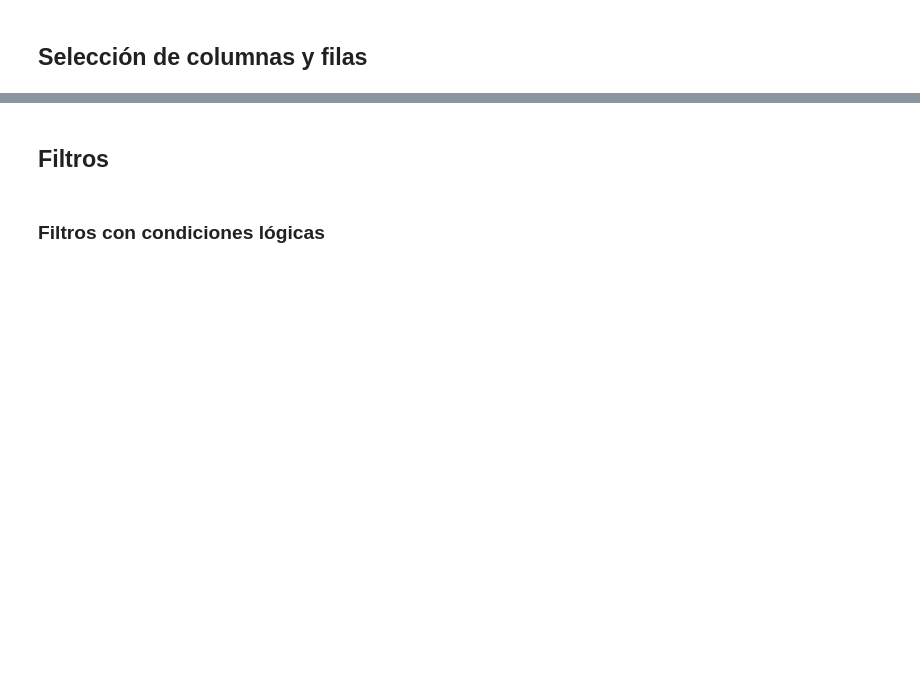
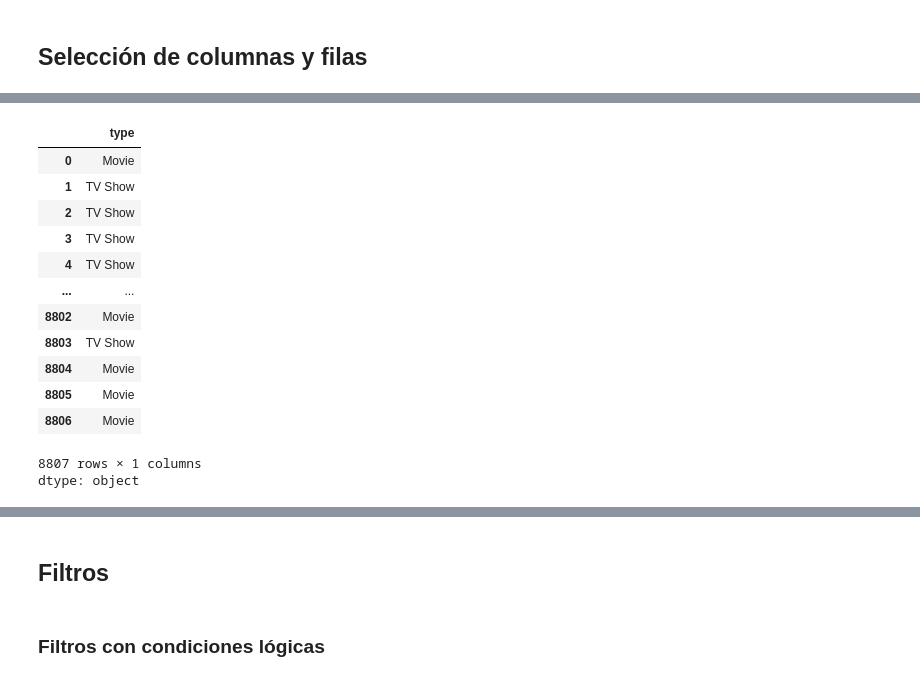
Before and after one commit to GermanStanzione/TT-2C2025-Data-Analitycs-Notebooks, a Jupyter notebook: Clase_6/Mia/Clase_06_NB1.ipynb, the cells around one changed output, grey strips where cells are left out. Saved outputs shown, nothing was run; the diff lists cells and outputs as text; code cells hidden in the pictures; blank space fills up the shorter version.

```diff
--- a/Clase_6/Mia/Clase_06_NB1.ipynb
+++ b/Clase_6/Mia/Clase_06_NB1.ipynb
@@ -27,4 +75,20 @@ df = pd.read_csv("/content/drive/MyDrive/datasets/netflix_titles.csv")
 # %%
 # Visualizar columnas
+df["type"]
+# %% [output]
+|  | type |
+| 0 | Movie |
+| 1 | TV Show |
+| 2 | TV Show |
+| 3 | TV Show |
+| 4 | TV Show |
+| ... | ... |
+| 8802 | Movie |
+| 8803 | TV Show |
+| 8804 | Movie |
+| 8805 | Movie |
+| 8806 | Movie |
+8807 rows × 1 columns
+dtype: object
 # %%
 # Observar o filtrar una columna
```
Also changed, not shown: parts of 8 cells of this notebook.
